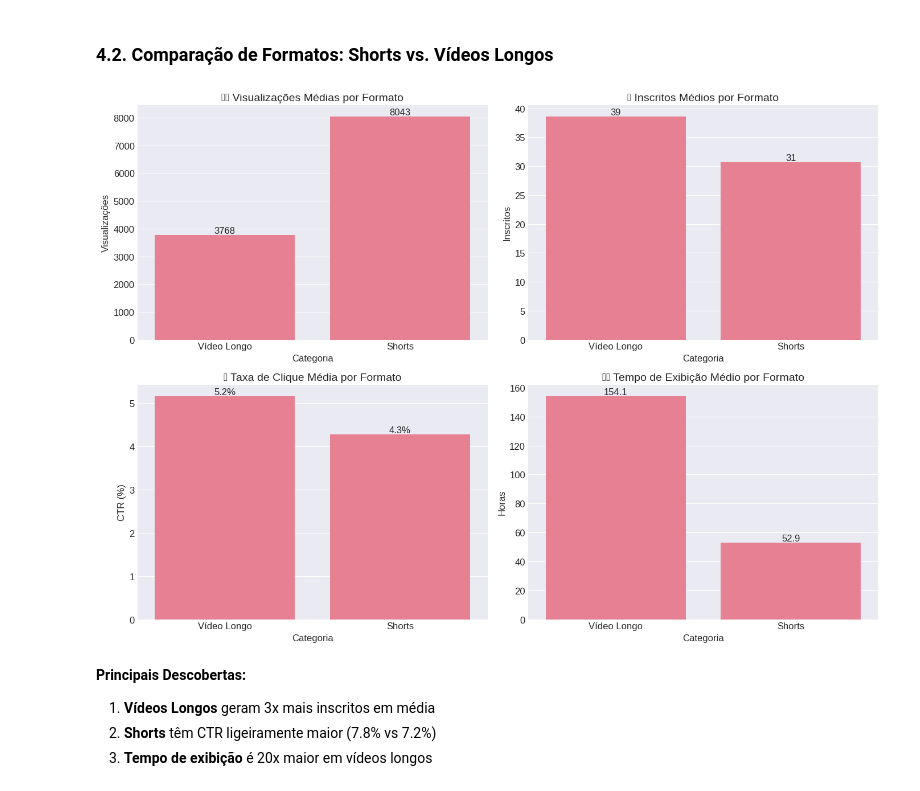
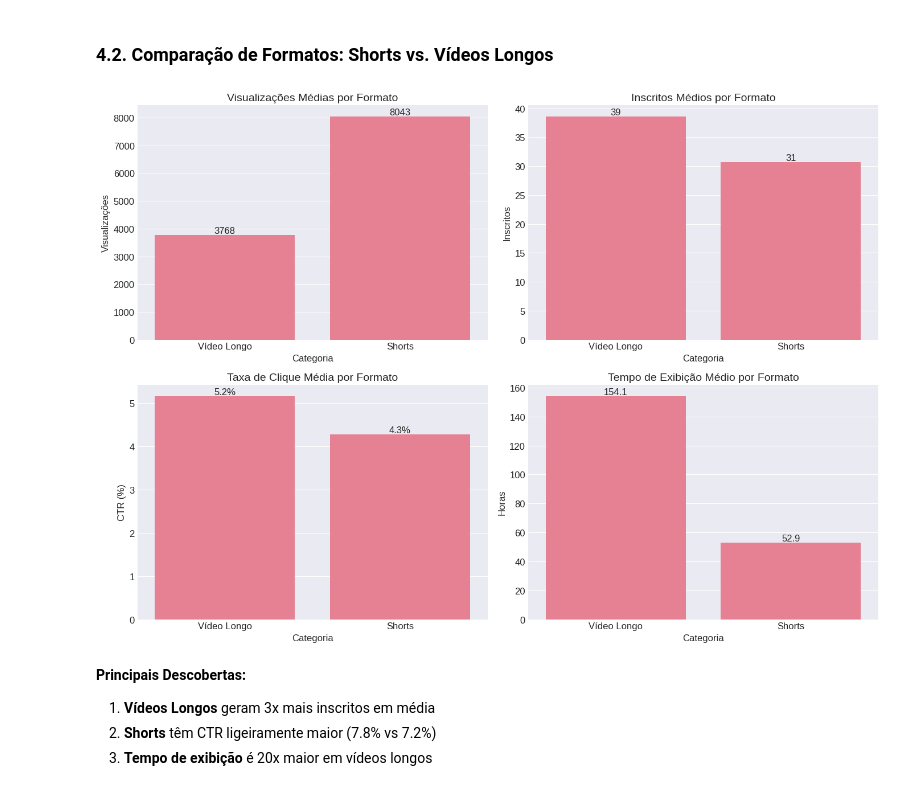
Before and after one commit to welson-rodrigues/Trabalho-final-Analise-de-Dados, a Jupyter notebook: analise_exploratoria.ipynb, the cells around one changed output. Drawn from its saved outputs; the diff is of its cells as text; code cells hidden in the pictures.

```diff
--- a/analise_exploratoria.ipynb
+++ b/analise_exploratoria.ipynb
@@ -71,10 +69,10 @@ Vídeos publicados entre 2018 e 2026 (com maior concentração entre 2021-2025).
 3. Métricas de retenção não disponíveis
 4. Fatores externos (tendências, promoção cruzada) não capturados
 # %%
-# 2. CARREGAR E LIMPAR OS DADOS
-df = pd.read_csv('/Estatisticas_canal_Dados_da_tabela.csv', decimal=',')
+# CARREGAR E LIMPAR OS DADOS
+df = pd.read_csv('/content/Estatisticas_canal_Dados_da_tabela.csv', decimal=',')
 
-# Remover linha de total (primeira linha)
+# Remover linha de total
 df = df.iloc[1:].reset_index(drop=True)
 
 # Converter colunas de data e tempo
@@ -107,8 +105,8 @@ df['Duração_Média_Visualização_Seg'] = df['Duração média da visualizaç
 # Criar métrica de engajamento
 df['Engajamento'] = df['Inscritos'] / df['Visualizações'].replace(0, 1)
 
-print("✅ Dados carregados e transformados com sucesso!")
-print(f"📊 Total de vídeos: {len(df)}")
-print(f"📅 Período: {df['Horário de publicação do vídeo'].min().date()} a {df['Horário de publicação do vídeo'].max().date()}")
-print(f"🎯 Categorias: {df['Categoria'].value_counts().to_dict()}")
+print("Dados carregados e transformados com sucesso!")
+print(f"Total de vídeos: {len(df)}")
+print(f"Período: {df['Horário de publicação do vídeo'].min().date()} a {df['Horário de publicação do vídeo'].max().date()}")
+print(f"Categorias: {df['Categoria'].value_counts().to_dict()}")
 # %% [output]
@@ -189,41 +187,41 @@ plt.show()
 # %% [markdown]
 ### 4.2. Comparação de Formatos: Shorts vs. Vídeos Longos
 # %%
-# 4.2. COMPARAÇÃO DE FORMATOS
+# COMPARAÇÃO DE FORMATOS
 fig, axes = plt.subplots(2, 2, figsize=(14, 10))
 
-# 1. Visualizações médias
+# Visualizações médias
 sns.barplot(data=df, x='Categoria', y='Visualizações', ax=axes[0,0], errorbar=None)
-axes[0,0].set_title('👁️ Visualizações Médias por Formato', fontsize=14)
+axes[0,0].set_title('Visualizações Médias por Formato', fontsize=14)
 axes[0,0].set_ylabel('Visualizações')
 for container in axes[0,0].containers:
     axes[0,0].bar_label(container, fmt='%.0f')
 
-# 2. Inscritos médios
+# Inscritos médios
 sns.barplot(data=df, x='Categoria', y='Inscritos', ax=axes[0,1], errorbar=None)
-axes[0,1].set_title('📈 Inscritos Médios por Formato', fontsize=14)
+axes[0,1].set_title('Inscritos Médios por Formato', fontsize=14)
 axes[0,1].set_ylabel('Inscritos')
 for container in axes[0,1].containers:
     axes[0,1].bar_label(container, fmt='%.0f')
 
-# 3. Taxa de cliques média
+# Taxa de cliques média
 sns.barplot(data=df, x='Categoria', y='Taxa de cliques de impressões (%)', ax=axes[1,0], errorbar=None)
-axes[1,0].set_title('🎯 Taxa de Clique Média por Formato', fontsize=14)
+axes[1,0].set_title('Taxa de Clique Média por Formato', fontsize=14)
 axes[1,0].set_ylabel('CTR (%)')
 for container in axes[1,0].containers:
     axes[1,0].bar_label(container, fmt='%.1f%%')
 
-# 4. Tempo de exibição médio
+# Tempo de exibição médio
 sns.barplot(data=df, x='Categoria', y='Tempo de exibição (horas)', ax=axes[1,1], errorbar=None)
-axes[1,1].set_title('⏱️ Tempo de Exibição Médio por Formato', fontsize=14)
+axes[1,1].set_title('Tempo de Exibição Médio por Formato', fontsize=14)
 axes[1,1].set_ylabel('Horas')
 for container in axes[1,1].containers:
     axes[1,1].bar_label(container, fmt='%.1f')
 
 plt.tight_layout()
 plt.show()
 # %% [output]
-[figure, old version]
+[figure, new version]
 # %% [markdown]
 **Principais Descobertas:**
 1. **Vídeos Longos** geram 3x mais inscritos em média
```
Also changed, not shown: parts of 9 cells of this notebook.
